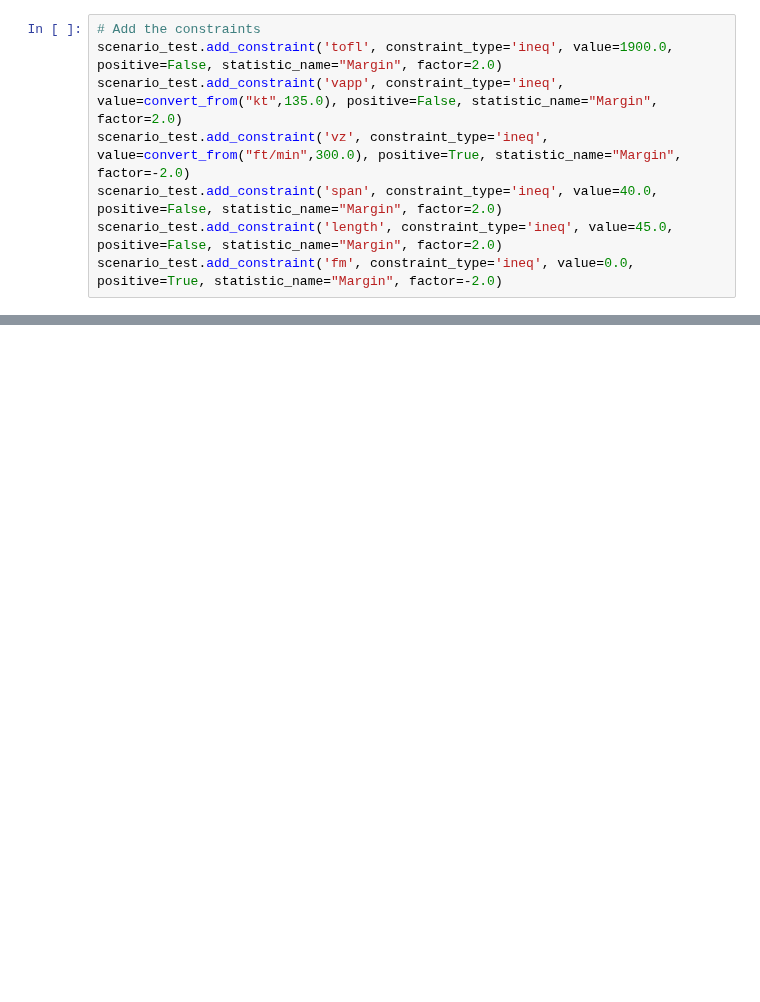
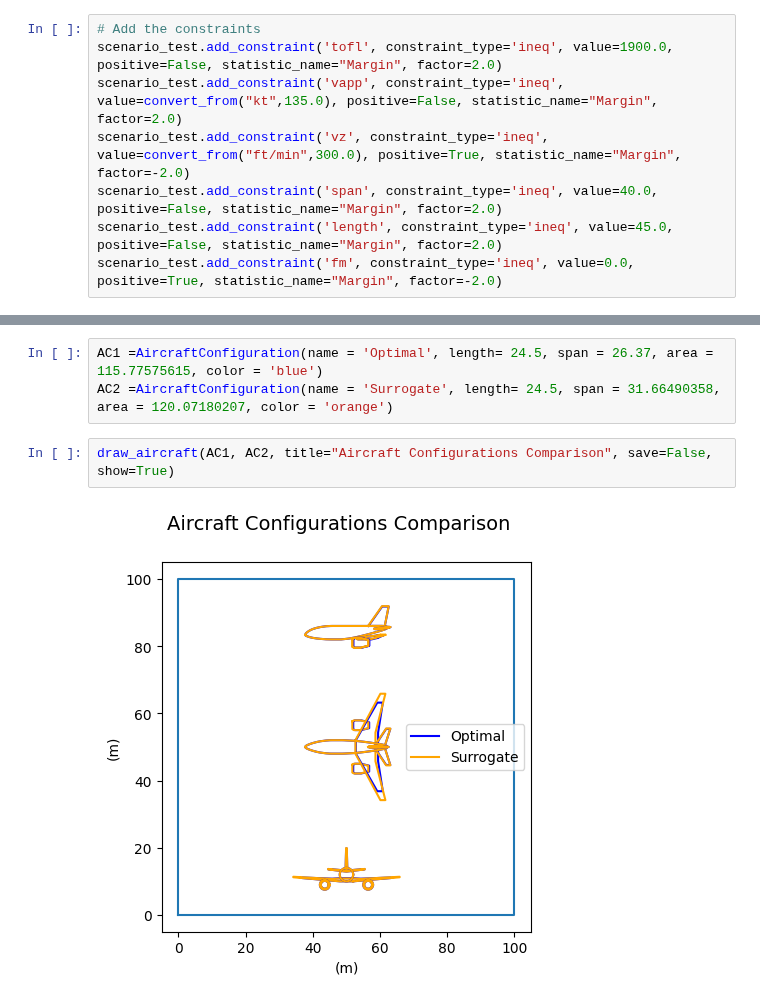
Before and after one commit to hannabkre/lh2pac, a Jupyter notebook: docs/scripts/project/UC2_problem3.ipynb, the cells around one changed output, grey strips where cells are left out. Cells and saved outputs as stored; diff of their text form; blank space fills up the shorter version.

Commit message:
draw aircraft pb3

```diff
--- a/docs/scripts/project/UC2_problem3.ipynb
+++ b/docs/scripts/project/UC2_problem3.ipynb
@@ -261,0 +295,7 @@ scenario_test.execute(algo_name = 'CustomDOE', samples = [scenario_surrogate.opt
+# %%
+AC1 =AircraftConfiguration(name = 'Optimal', length= 24.5, span = 26.37, area = 115.77575615, color = 'blue')
+AC2 =AircraftConfiguration(name = 'Surrogate', length= 24.5, span = 31.66490358, area = 120.07180207, color = 'orange')
+# %%
+draw_aircraft(AC1, AC2, title="Aircraft Configurations Comparison", save=False, show=True)
+# %% [output]
+[figure, added]
```
Also changed, not shown: parts of 20 cells of this notebook, 1 other file.
